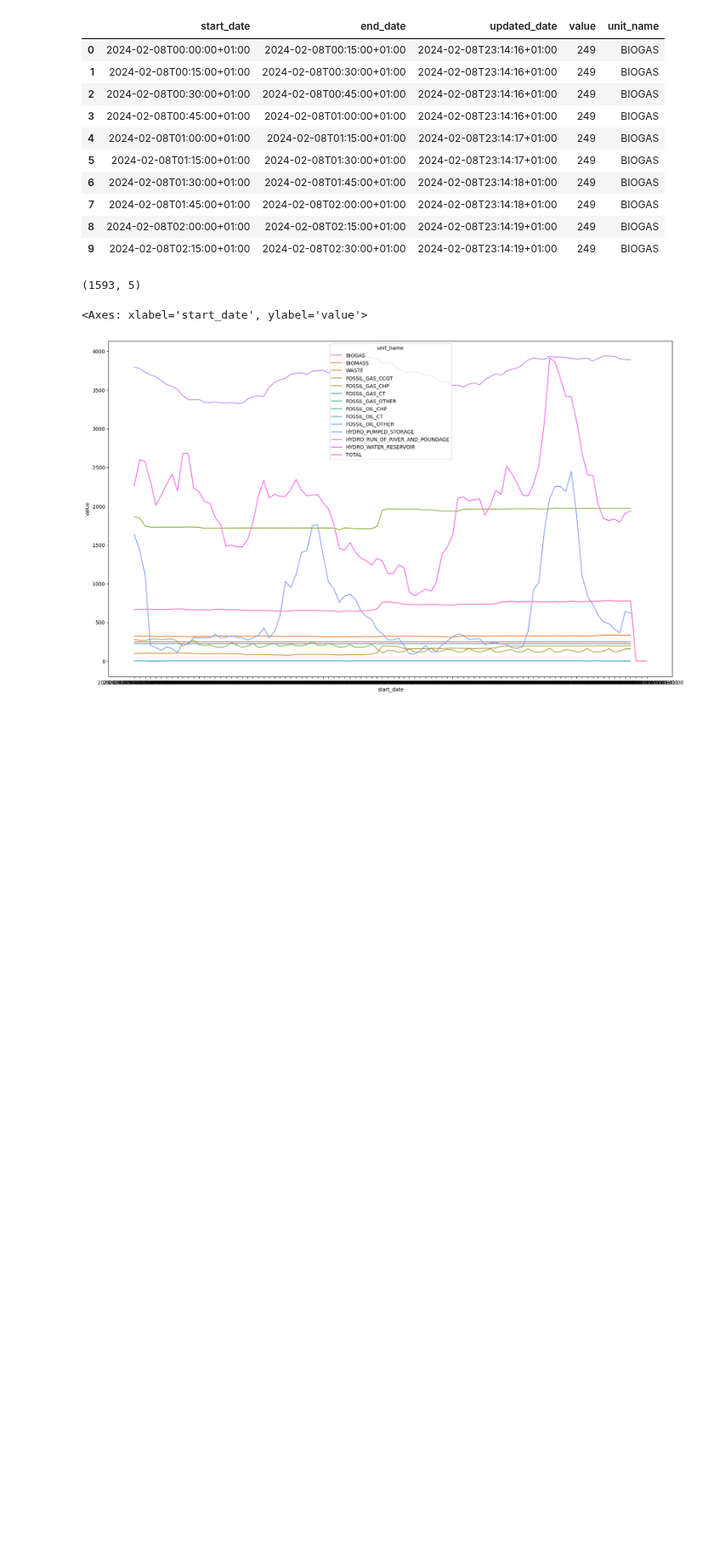
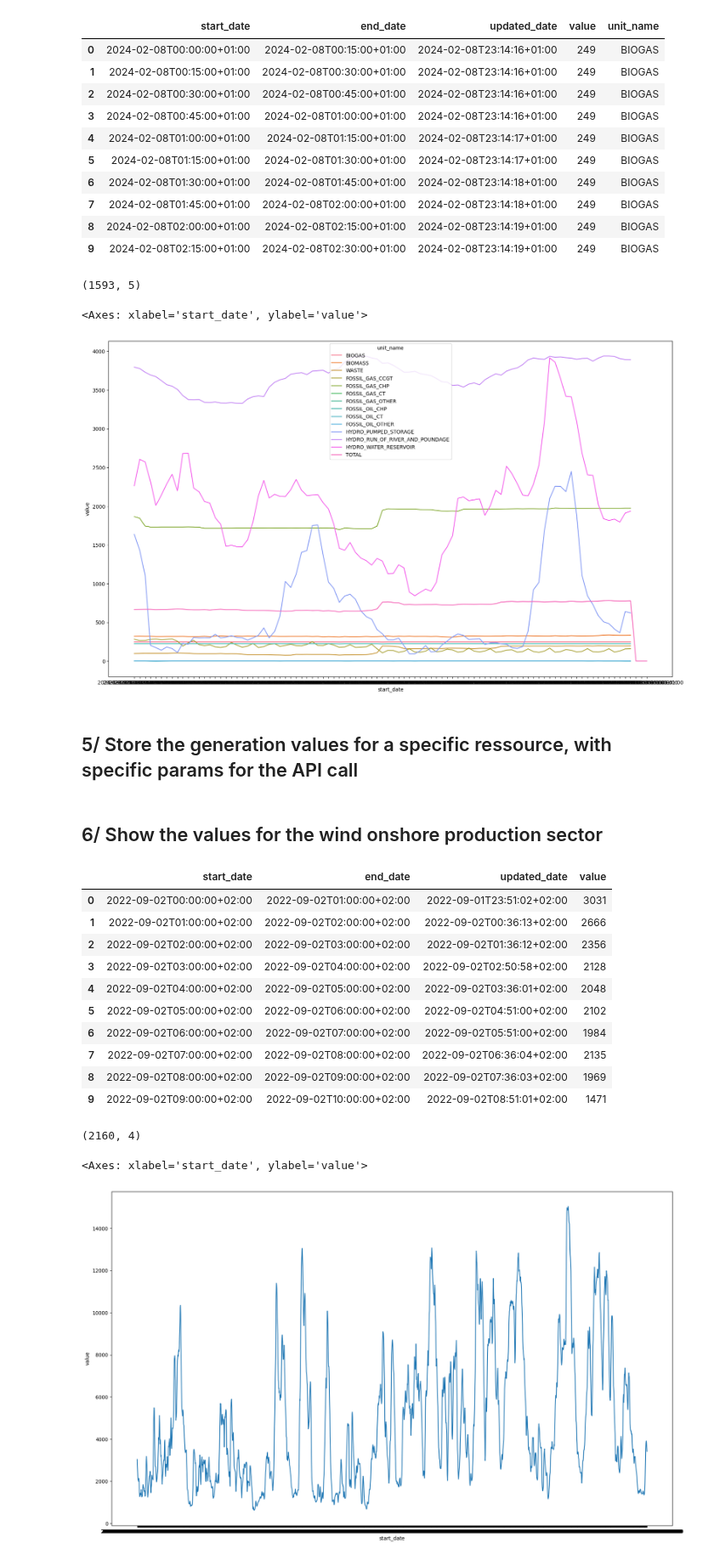
Before and after one commit to DridrM/renewable-energy-forecast, a Jupyter notebook: notebooks/store_data.ipynb, the cells around one changed output. Shown at 85% size. Cells and saved outputs as stored; diff of their text form; code cells hidden in the pictures; blank space fills up the shorter version.

Commit message:
Store data tests finished

```diff
--- a/notebooks/store_data.ipynb
+++ b/notebooks/store_data.ipynb
@@ -268,3 +268,5 @@ sns.lineplot(data = values, x = 'start_date', y = 'value', hue = 'unit_name')
 # %% [output]
 <Axes: xlabel='start_date', ylabel='value'>
 [figure]
+# %% [markdown]
+## 5/ Store the generation values for a specific ressource, with specific params for the API call
@@ -270,0 +305,37 @@ sns.lineplot(data = values, x = 'start_date', y = 'value', hue = 'unit_name')
+# %% [markdown]
+## 6/ Show the values for the wind onshore production sector
+# %%
+# Construct the csv path
+csv_path = create_csv_path(DATA_CSV_ENERGY_PRODUCTION_PATH,
+                            ressource,
+                            start_date = start_date,
+                            end_date = end_date,
+                            prod_type = prod_type)
+
+# Read values csv into a df
+values = pd.read_csv(csv_path)
+
+# Display values for the ressource
+display(values.head(10))
+
+# Display shape for values
+display(values.shape)
+
+# Plot the results
+plt.figure(figsize = (20, 12))
+sns.lineplot(data = values, x = 'start_date', y = 'value')
+# %% [output]
+|  | start_date | end_date | updated_date | value |
+| 0 | 2022-09-02T00:00:00+02:00 | 2022-09-02T01:00:00+02:00 | 2022-09-01T23:51:02+02:00 | 3031 |
+| 1 | 2022-09-02T01:00:00+02:00 | 2022-09-02T02:00:00+02:00 | 2022-09-02T00:36:13+02:00 | 2666 |
+| 2 | 2022-09-02T02:00:00+02:00 | 2022-09-02T03:00:00+02:00 | 2022-09-02T01:36:12+02:00 | 2356 |
+| 3 | 2022-09-02T03:00:00+02:00 | 2022-09-02T04:00:00+02:00 | 2022-09-02T02:50:58+02:00 | 2128 |
+| 4 | 2022-09-02T04:00:00+02:00 | 2022-09-02T05:00:00+02:00 | 2022-09-02T03:36:01+02:00 | 2048 |
+| 5 | 2022-09-02T05:00:00+02:00 | 2022-09-02T06:00:00+02:00 | 2022-09-02T04:51:00+02:00 | 2102 |
+| 6 | 2022-09-02T06:00:00+02:00 | 2022-09-02T07:00:00+02:00 | 2022-09-02T05:51:00+02:00 | 1984 |
+| 7 | 2022-09-02T07:00:00+02:00 | 2022-09-02T08:00:00+02:00 | 2022-09-02T06:36:04+02:00 | 2135 |
+| 8 | 2022-09-02T08:00:00+02:00 | 2022-09-02T09:00:00+02:00 | 2022-09-02T07:36:03+02:00 | 1969 |
+| 9 | 2022-09-02T09:00:00+02:00 | 2022-09-02T10:00:00+02:00 | 2022-09-02T08:51:01+02:00 | 1471 |
+(2160, 4)
+<Axes: xlabel='start_date', ylabel='value'>
+[figure, added]
```
Also changed, not shown: parts of 3 cells of this notebook, 2 other files.
